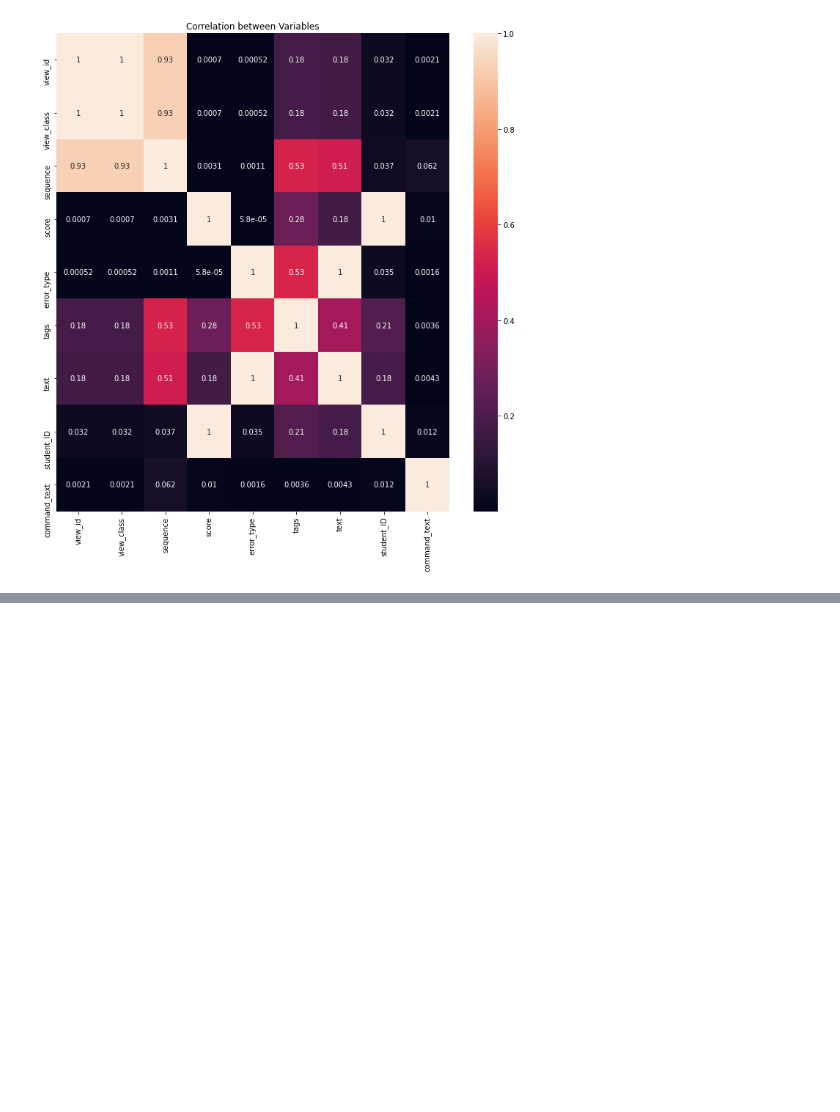
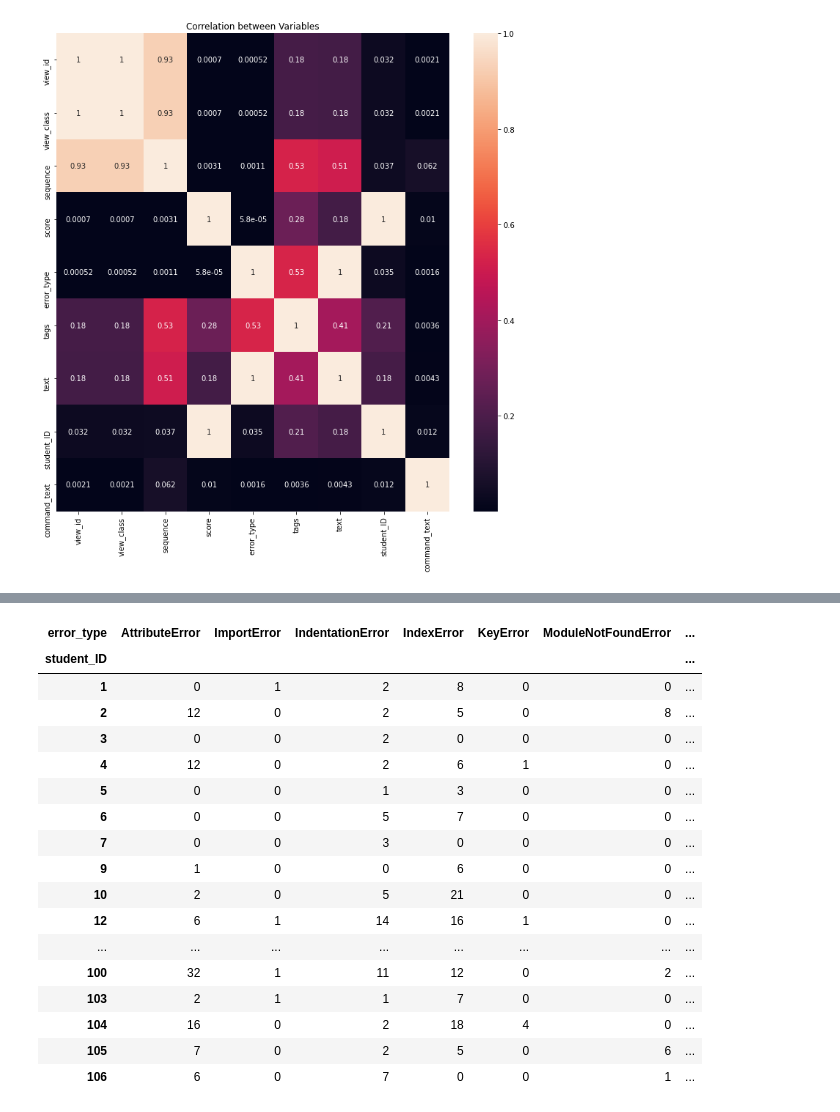
Before and after one commit to alefreda/thonny-log-analysis, a Jupyter notebook: Thonny_log_analysis.ipynb, the cells around one changed output, grey strips where cells are left out. Saved outputs shown, nothing was run; the diff lists cells and outputs as text; code cells hidden in the pictures; blank space fills up the shorter version.

```diff
--- a/Thonny_log_analysis.ipynb
+++ b/Thonny_log_analysis.ipynb
@@ -554,5 +557,12 @@ plt.show()
 # %% [markdown]
 Errors grouped by student
 # %%
-errors_grouped_by_student = new_df_errors.groupby(['student_ID']).count()
-errors_grouped_by_student
+#errors_grouped_by_student = new_df_errors.groupby(['student_ID']).count()
+errors_grouped_by_student = new_df_errors.groupby(['student_ID', 'error_type']).size().unstack(fill_value=0)
+
+
+errors_grouped_by_student.drop('turtle.TurtleGraphicsError', axis=1, inplace=True)
+errors_grouped_by_student.drop('MemoryError', axis=1, inplace=True)
+errors_grouped_by_student.drop('FileNotFoundError', axis=1, inplace=True)
+errors_grouped_by_student.drop('AssertionError', axis=1, inplace=True)
+errors_grouped_by_student.drop('TabError', axis=1, inplace=True)
@@ -822,0 +836,38 @@ find_association("thiels_u",df,cols_2)
+# %%
+paste_groupbystudent = df_paste.groupby(['student_ID'])['sequence'].count()
+# %%
+#Aggiungo colonna codice incollato
+
+df_grouped_by_student = errors_grouped_by_student
+df_grouped_by_student['Paste'] = paste_groupbystudent
+
+#sostituisco nan con media
+
+mean_pasted = df_paste.groupby(['student_ID'])['sequence'].count().mean()
+#print(mode_race)
+df_grouped_by_student['Paste'].fillna(mean_pasted, inplace=True)
+
+
+
+df_grouped_by_student['Paste'] = df_grouped_by_student['Paste'].astype(int)
+
+df_grouped_by_student
+# %% [output]
+| error_type | AttributeError | ImportError | IndentationError | IndexError | KeyError | ModuleNotFoundError | ... |
+| student_ID |  |  |  |  |  |  | ... |
+| 1 | 0 | 1 | 2 | 8 | 0 | 0 | ... |
+| 2 | 12 | 0 | 2 | 5 | 0 | 8 | ... |
+| 3 | 0 | 0 | 2 | 0 | 0 | 0 | ... |
+| 4 | 12 | 0 | 2 | 6 | 1 | 0 | ... |
+| 5 | 0 | 0 | 1 | 3 | 0 | 0 | ... |
+| 6 | 0 | 0 | 5 | 7 | 0 | 0 | ... |
+| 7 | 0 | 0 | 3 | 0 | 0 | 0 | ... |
+| 9 | 1 | 0 | 0 | 6 | 0 | 0 | ... |
+| 10 | 2 | 0 | 5 | 21 | 0 | 0 | ... |
+| 12 | 6 | 1 | 14 | 16 | 1 | 0 | ... |
+| ... | ... | ... | ... | ... | ... | ... | ... |
+| 100 | 32 | 1 | 11 | 12 | 0 | 2 | ... |
+| 103 | 2 | 1 | 1 | 7 | 0 | 0 | ... |
+| 104 | 16 | 0 | 2 | 18 | 4 | 0 | ... |
+| 105 | 7 | 0 | 2 | 5 | 0 | 6 | ... |
+| 106 | 6 | 0 | 7 | 0 | 0 | 1 | ... |
```
Also changed, not shown: parts of 10 cells of this notebook.
